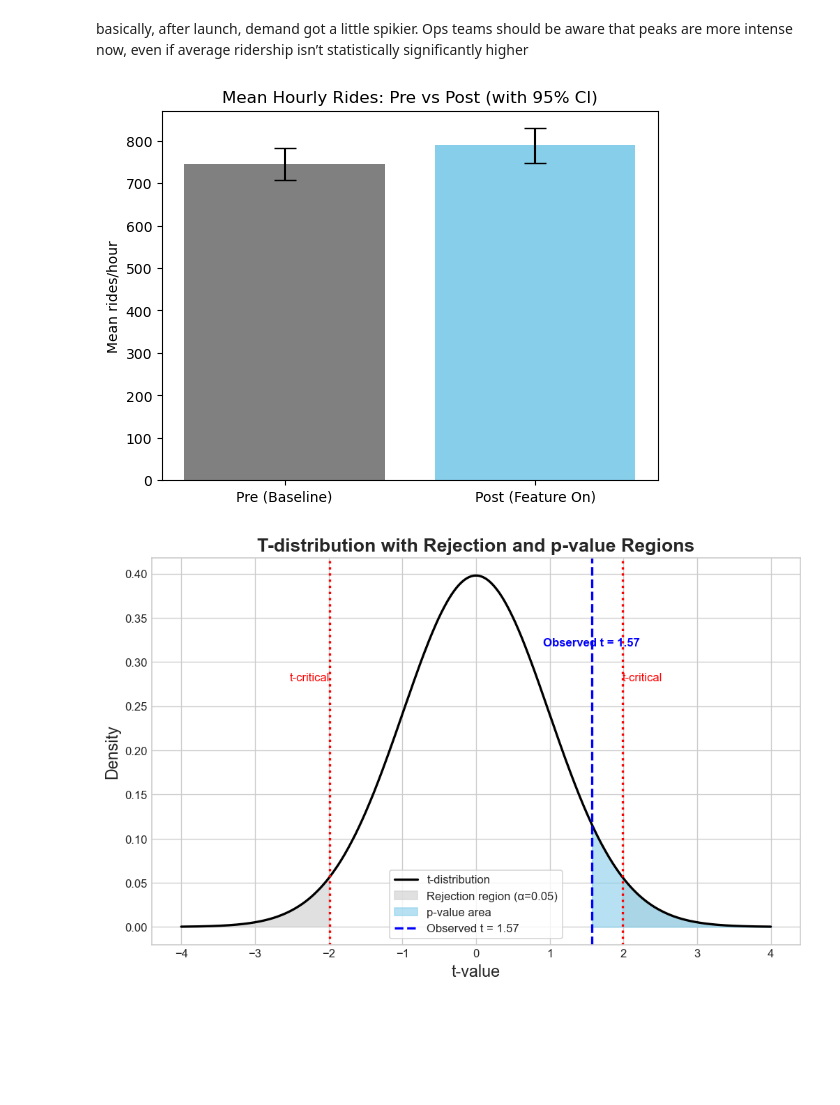
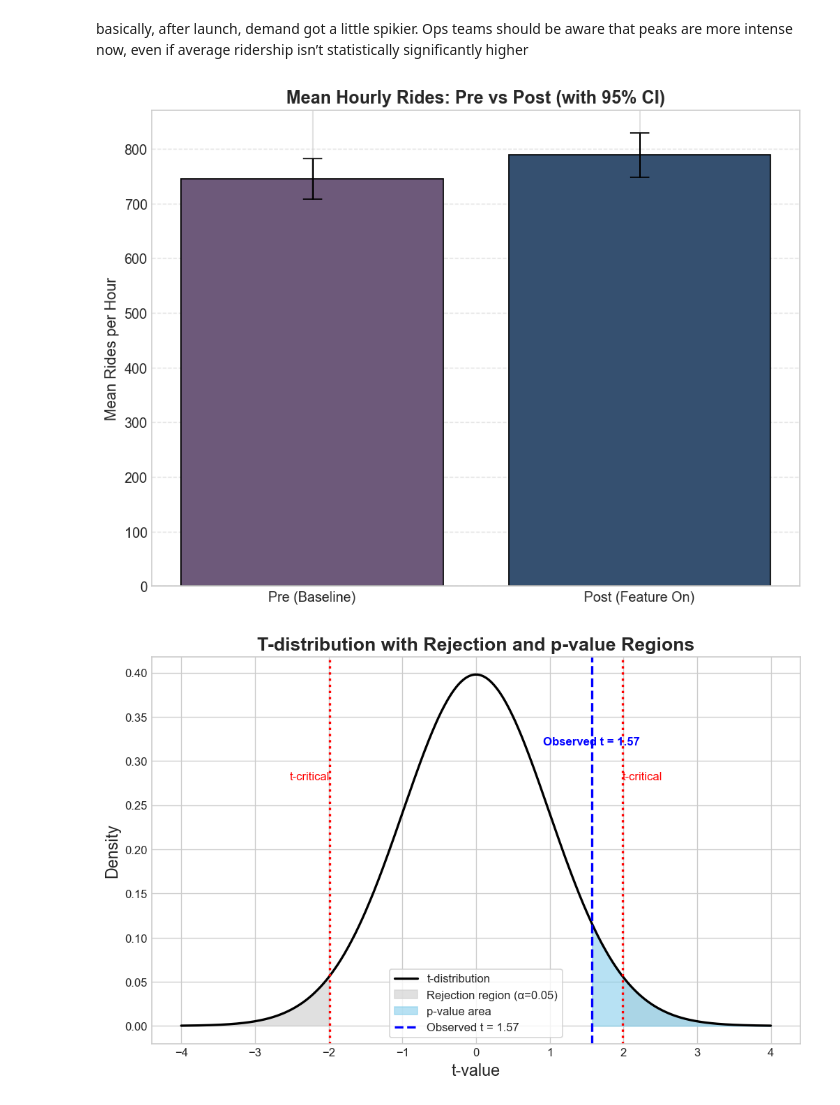
Before and after one commit to ayemaqu/Mod4_prj, a Jupyter notebook: notebooks/AB_Test.ipynb, the cells around one changed output. Drawn from its saved outputs; the diff is of its cells as text; code cells hidden in the pictures; blank space fills up the shorter version.

```diff
--- a/notebooks/AB_Test.ipynb
+++ b/notebooks/AB_Test.ipynb
@@ -237,33 +237,48 @@ Difference: 2888.86939585071
 # %% [markdown]
 basically, after launch, demand got a little spikier. Ops teams should be aware that peaks are more intense now, even if average ridership isn’t statistically significantly higher
 # %%
-# visuals
 import matplotlib.pyplot as plt
 
 # Calculate means
 pre_mean = pre_bal.mean()
 post_mean = post_bal.mean()
 
-# Use the CI bounds you already computed earlier
-pre_ci_low, pre_ci_high = pre_bal.mean() - 1.96 * pre_bal.std()/np.sqrt(len(pre_bal)), pre_bal.mean() + 1.96 * pre_bal.std()/np.sqrt(len(pre_bal))
-post_ci_low, post_ci_high = post_bal.mean() - 1.96 * post_bal.std()/np.sqrt(len(post_bal)), post_bal.mean() + 1.96 * post_bal.std()/np.sqrt(len(post_bal))
+# CI bounds (95%)
+pre_ci_low, pre_ci_high = pre_mean - 1.96 * pre_bal.std()/np.sqrt(len(pre_bal)), pre_mean + 1.96 * pre_bal.std()/np.sqrt(len(pre_bal))
+post_ci_low, post_ci_high = post_mean - 1.96 * post_bal.std()/np.sqrt(len(post_bal)), post_mean + 1.96 * post_bal.std()/np.sqrt(len(post_bal))
 
 # Heights of bars
 means = [pre_mean, post_mean]
 
-# Error bar lengths (top & bottom)
-errors = [[pre_mean - pre_ci_low, post_mean - post_ci_low],
-          [pre_ci_high - pre_mean, post_ci_high - post_mean]]
+# Error bar lengths
+errors = [
+    [pre_mean - pre_ci_low, post_mean - post_ci_low],
+    [pre_ci_high - pre_mean, post_ci_high - post_mean]
+]
 
 # Plot
-plt.bar(["Pre (Baseline)", "Post (Feature On)"], means,
-        yerr=errors, capsize=8, color=["gray", "skyblue"])
+plt.style.use("seaborn-v0_8-whitegrid")
+plt.figure(figsize=(8,6), dpi=120)
 
-plt.ylabel("Mean rides/hour")
-plt.title("Mean Houry Rides: Pre vs Post (with 95% CI)")
+plt.bar(
+    ["Pre (Baseline)", "Post (Feature On)"],
+    means,
+    yerr=errors,
+    capsize=8,
+    color=["#6d597a", "#355070"],   # new custom colors
+    edgecolor="black"
+)
+
+plt.ylabel("Mean Rides per Hour", fontsize=12)
+plt.title("Mean Hourly Rides: Pre vs Post (with 95% CI)", fontsize=14, fontweight="bold")
+plt.xticks(fontsize=11)
+plt.yticks(fontsize=11)
+plt.grid(axis="y", linestyle="--", alpha=0.6)
+
+plt.tight_layout()
 plt.show()
 # %% [output]
-[figure, old version]
+[figure, new version]
 # %%
 # Parameters
 df = len(pre_bal) + len(post_bal) - 2  # degrees of freedom
```
